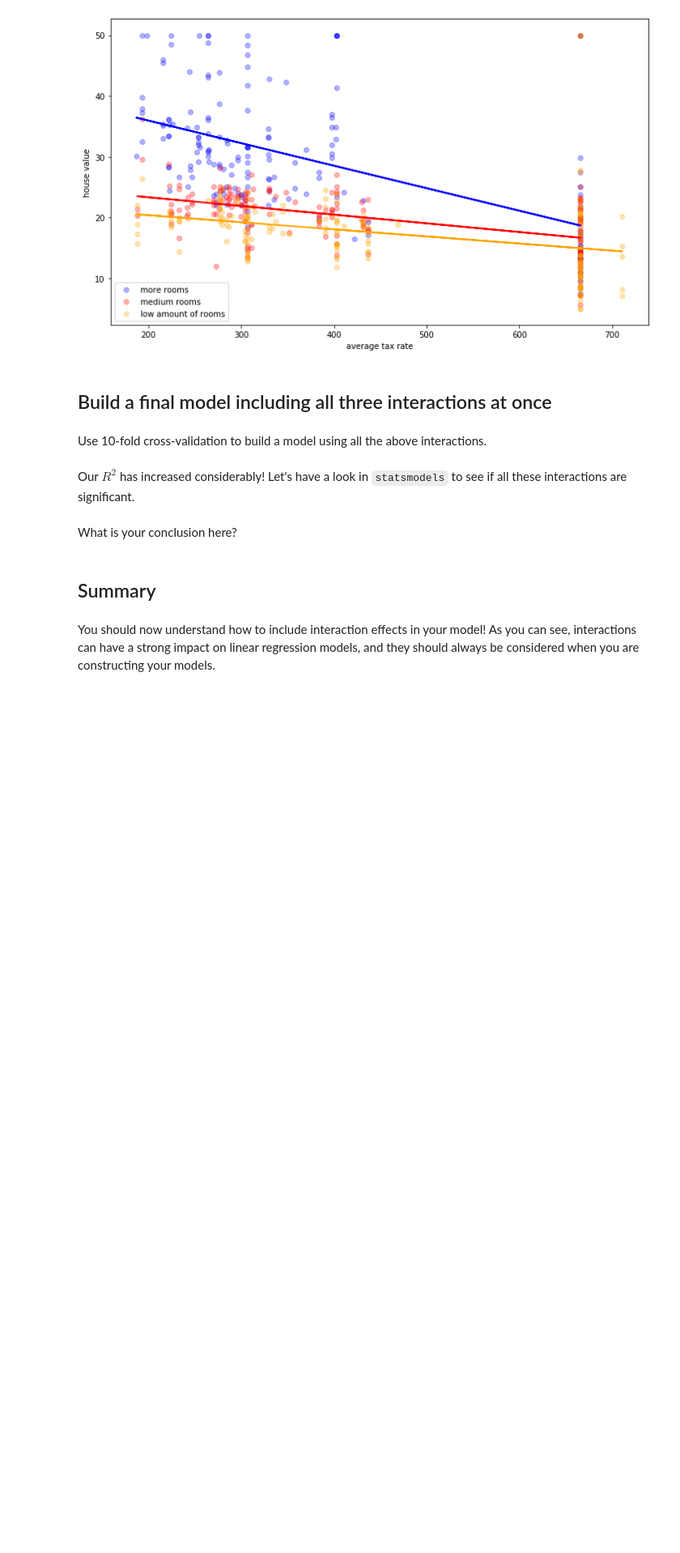
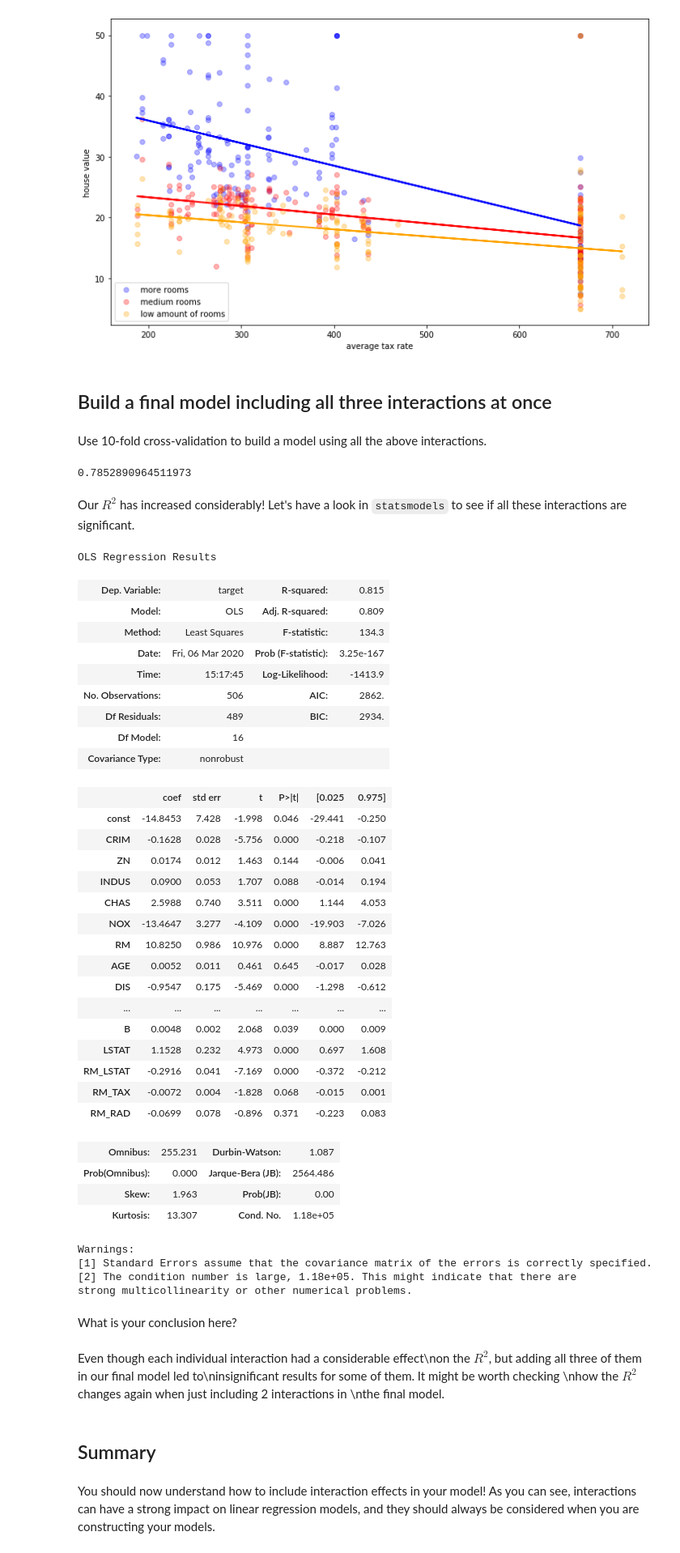
Before and after one commit to MoJoMoon/dsc-interaction-terms-lab-onl01-dtsc-ft-012120, a Jupyter notebook: index.ipynb, the cells around one changed output. Shown: that part at 81% size. Cells and saved outputs as stored; diff of their text form; code cells hidden in the pictures; blank space fills up the shorter version.

```diff
--- a/index.ipynb
+++ b/index.ipynb
@@ -141,4 +141,7 @@ crossvalidation = KFold(n_splits=10, shuffle=True, random_state=1)
 
 df_inter = df.copy()
 df_inter['RM_LSTAT'] = df['RM'] * df['LSTAT']
-df_inter['RM_TAX'] = df[]
+df_inter['RM_TAX'] = df['RM'] * df['TAX']
+df_inter['RM_RAD'] = df['RM'] * df['RAD']
+
+final_model = np.mean(cross_val_score(regression, df_inter, y, scoring='r2', cv=crossvalidation))
@@ -147,2 +148,6 @@ df_inter['RM_TAX'] = df[]
+# %%
+final_model
+# %% [output]
+0.7852890964511973
 # %% [markdown]
 Our $R^2$ has increased considerably! Let's have a look in `statsmodels` to see if all these interactions are significant.
@@ -151,2 +154,44 @@ Our $R^2$ has increased considerably! Let's have a look in `statsmodels` to see
+# %%
+import statsmodels.api as sm
+df_inter_sm = sm.add_constant(df_inter)
+model = sm.OLS(y,df_inter_sm)
+results = model.fit()
+
+results.summary()
+# %% [output]
+OLS Regression Results
+| Dep. Variable: | target | R-squared: | 0.815 |
+| Model: | OLS | Adj. R-squared: | 0.809 |
+| Method: | Least Squares | F-statistic: | 134.3 |
+| Date: | Fri, 06 Mar 2020 | Prob (F-statistic): | 3.25e-167 |
+| Time: | 15:17:45 | Log-Likelihood: | -1413.9 |
+| No. Observations: | 506 | AIC: | 2862. |
+| Df Residuals: | 489 | BIC: | 2934. |
+| Df Model: | 16 |  |  |
+| Covariance Type: | nonrobust |  |  |
+|  | coef | std err | t | P>|t| | [0.025 | 0.975] |
+| const | -14.8453 | 7.428 | -1.998 | 0.046 | -29.441 | -0.250 |
+| CRIM | -0.1628 | 0.028 | -5.756 | 0.000 | -0.218 | -0.107 |
+| ZN | 0.0174 | 0.012 | 1.463 | 0.144 | -0.006 | 0.041 |
+| INDUS | 0.0900 | 0.053 | 1.707 | 0.088 | -0.014 | 0.194 |
+| CHAS | 2.5988 | 0.740 | 3.511 | 0.000 | 1.144 | 4.053 |
+| NOX | -13.4647 | 3.277 | -4.109 | 0.000 | -19.903 | -7.026 |
+| RM | 10.8250 | 0.986 | 10.976 | 0.000 | 8.887 | 12.763 |
+| AGE | 0.0052 | 0.011 | 0.461 | 0.645 | -0.017 | 0.028 |
+| DIS | -0.9547 | 0.175 | -5.469 | 0.000 | -1.298 | -0.612 |
+| ... | ... | ... | ... | ... | ... | ... |
+| B | 0.0048 | 0.002 | 2.068 | 0.039 | 0.000 | 0.009 |
+| LSTAT | 1.1528 | 0.232 | 4.973 | 0.000 | 0.697 | 1.608 |
+| RM_LSTAT | -0.2916 | 0.041 | -7.169 | 0.000 | -0.372 | -0.212 |
+| RM_TAX | -0.0072 | 0.004 | -1.828 | 0.068 | -0.015 | 0.001 |
+| RM_RAD | -0.0699 | 0.078 | -0.896 | 0.371 | -0.223 | 0.083 |
+| Omnibus: | 255.231 | Durbin-Watson: | 1.087 |
+| Prob(Omnibus): | 0.000 | Jarque-Bera (JB): | 2564.486 |
+| Skew: | 1.963 | Prob(JB): | 0.00 |
+| Kurtosis: | 13.307 | Cond. No. | 1.18e+05 |
+Warnings:
+[1] Standard Errors assume that the covariance matrix of the errors is correctly specified.
+[2] The condition number is large, 1.18e+05. This might indicate that there are
+strong multicollinearity or other numerical problems.
 # %% [markdown]
 What is your conclusion here?
@@ -155,3 +198,5 @@ What is your conclusion here?
+# %% [markdown]
+Even though each individual interaction had a considerable effect\non the $R^2$, but adding all three of them in our final model led to\ninsignificant results for some of them. It might be worth checking \nhow the $R^2$ changes again when just including 2 interactions in \nthe final model.
 # %% [markdown]
 ## Summary
 # %% [markdown]
```
Also changed, not shown: parts of 3 cells of this notebook.
